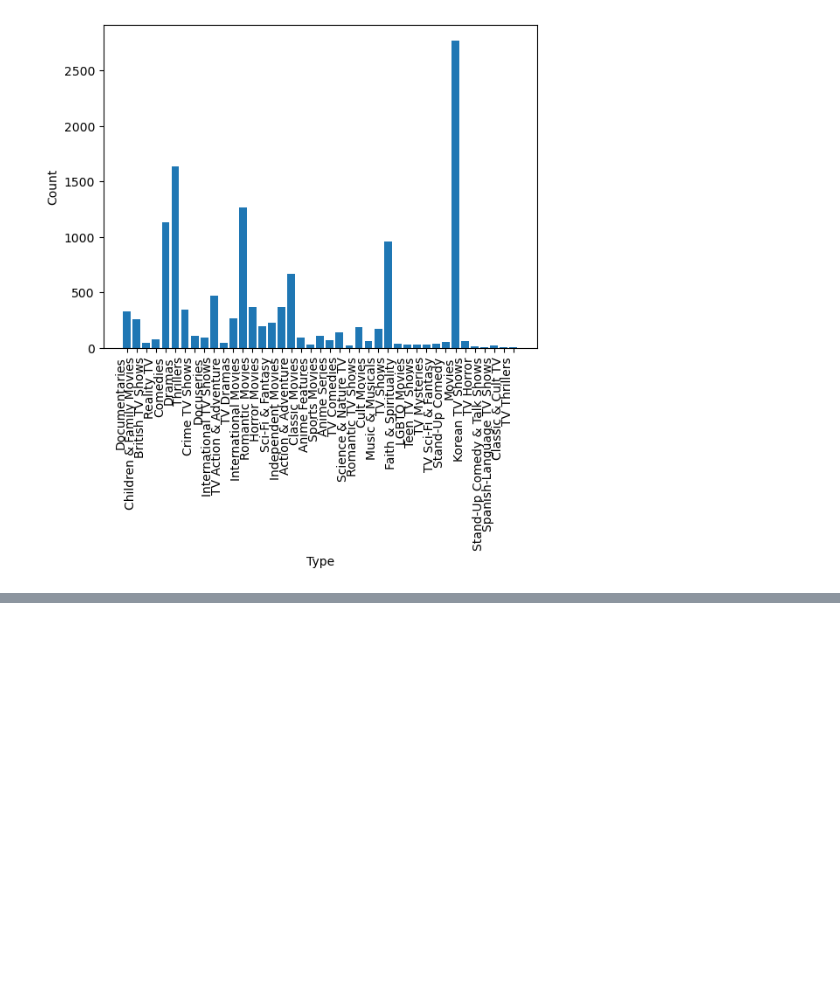
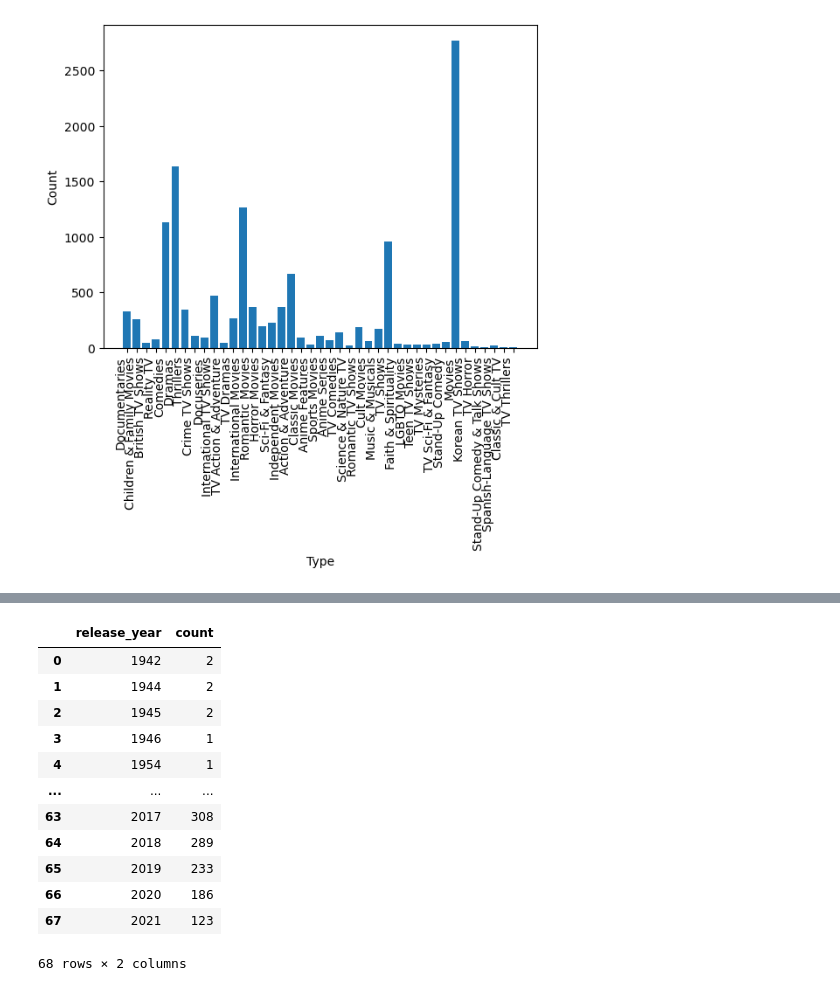
Before and after one commit to ilkerCelimli/DataScience-Olimpiyatlar, a Jupyter notebook: netflix_data_set.ipynb, the cells around one changed output, grey strips where cells are left out. Drawn from its saved outputs; the diff is of its cells as text; code cells hidden in the pictures; blank space fills up the shorter version.

```diff
--- a/netflix_data_set.ipynb
+++ b/netflix_data_set.ipynb
@@ -322,0 +361,24 @@ show_listed_movie(listed_data)
+# %%
+result = (
+    data.groupby(["release_year", "director"])
+    .size()  # Yıl ve yönetmene göre film sayısını hesapla
+    .reset_index(name="count")  # Sonuçları bir tabloya dönüştür
+    .sort_values(by=["director", "release_year"], ascending=[True, False])  # Daha okunabilir hale getirmek için sıralama
+)
+result = result[result["director"] != "Unknown"]
+result = result.groupby("release_year")["count"].sum().reset_index()
+result
+# %% [output]
+|  | release_year | count |
+| 0 | 1942 | 2 |
+| 1 | 1944 | 2 |
+| 2 | 1945 | 2 |
+| 3 | 1946 | 1 |
+| 4 | 1954 | 1 |
+| ... | ... | ... |
+| 63 | 2017 | 308 |
+| 64 | 2018 | 289 |
+| 65 | 2019 | 233 |
+| 66 | 2020 | 186 |
+| 67 | 2021 | 123 |
+68 rows × 2 columns
```
Also changed, not shown: parts of 6 cells of this notebook.
